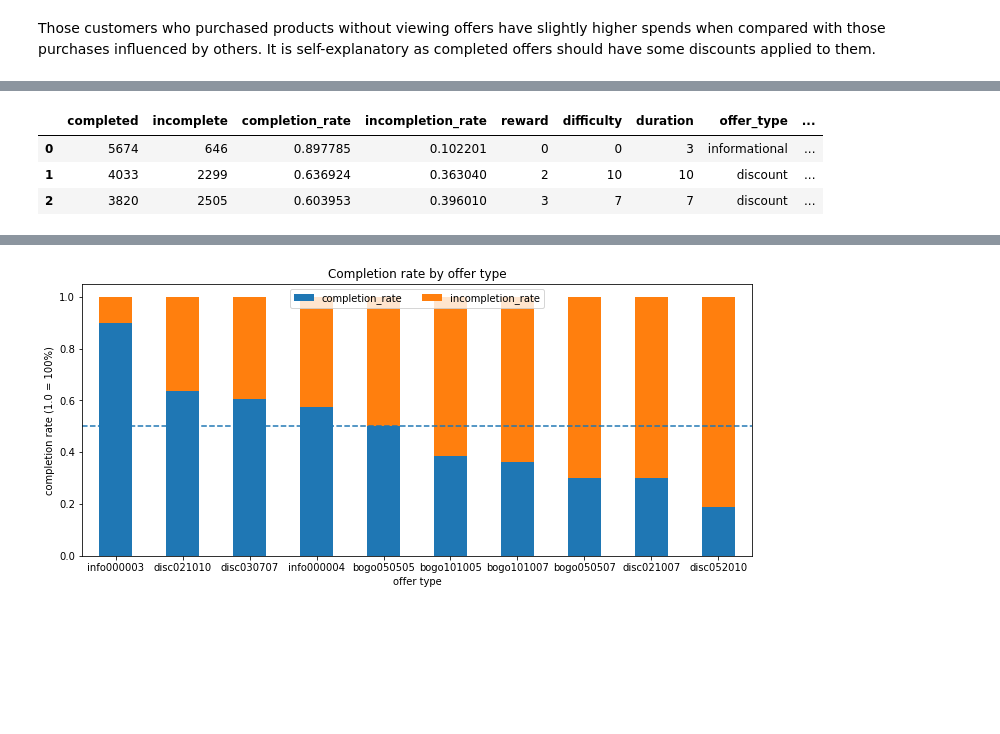
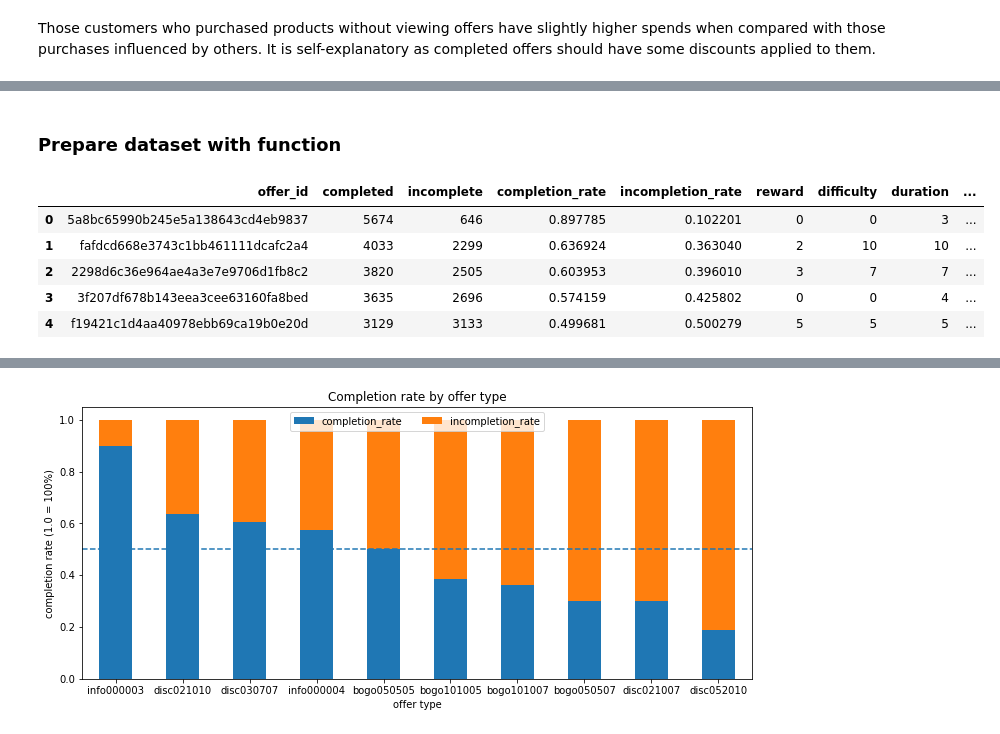
Before and after one commit to jasonsuk/ds-starbucks, a Jupyter notebook: Starbucks_Capstone_notebook.ipynb, the cells around one changed output, grey strips where cells are left out. Drawn from its saved outputs; the diff is of its cells as text; code cells hidden in the pictures; blank space fills up the shorter version.

```diff
--- a/Starbucks_Capstone_notebook.ipynb
+++ b/Starbucks_Capstone_notebook.ipynb
@@ -1194,10 +1163,2 @@ completion_by_offer = pd.merge(completion_by_offer, portfolio_v1, left_on='offer
-# %%
-# Confirm if correctly merged
-assert completion_by_offer.shape[0] == 10, "The resulting dataframe is not merged successfully "
-
-completion_by_offer.head(3)
-# %% [output]
-|  | completed | incomplete | completion_rate | incompletion_rate | reward | difficulty | duration | offer_type | ... |
-| 0 | 5674 | 646 | 0.897785 | 0.102201 | 0 | 0 | 3 | informational | ... |
-| 1 | 4033 | 2299 | 0.636924 | 0.363040 | 2 | 10 | 10 | discount | ... |
-| 2 | 3820 | 2505 | 0.603953 | 0.396010 | 3 | 7 | 7 | discount | ... |
+# %% [markdown]
+### Prepare dataset with function
@@ -1204,3 +1208,14 @@ completion_by_offer.head(3)
+# %%
+# Get the prepared dataset
+completion_by_offer = prepare_completion_by_offer()
+completion_by_offer.head()
+# %% [output]
+|  | offer_id | completed | incomplete | completion_rate | incompletion_rate | reward | difficulty | duration | ... |
+| 0 | 5a8bc65990b245e5a138643cd4eb9837 | 5674 | 646 | 0.897785 | 0.102201 | 0 | 0 | 3 | ... |
+| 1 | fafdcd668e3743c1bb461111dcafc2a4 | 4033 | 2299 | 0.636924 | 0.363040 | 2 | 10 | 10 | ... |
+| 2 | 2298d6c36e964ae4a3e7e9706d1fb8c2 | 3820 | 2505 | 0.603953 | 0.396010 | 3 | 7 | 7 | ... |
+| 3 | 3f207df678b143eea3cee63160fa8bed | 3635 | 2696 | 0.574159 | 0.425802 | 0 | 0 | 4 | ... |
+| 4 | f19421c1d4aa40978ebb69ca19b0e20d | 3129 | 3133 | 0.499681 | 0.500279 | 5 | 5 | 5 | ... |
 # %%
 # Get more intuitive offer names with mix of values
 
```
Also changed, not shown: parts of 68 cells of this notebook, 3 other files.
